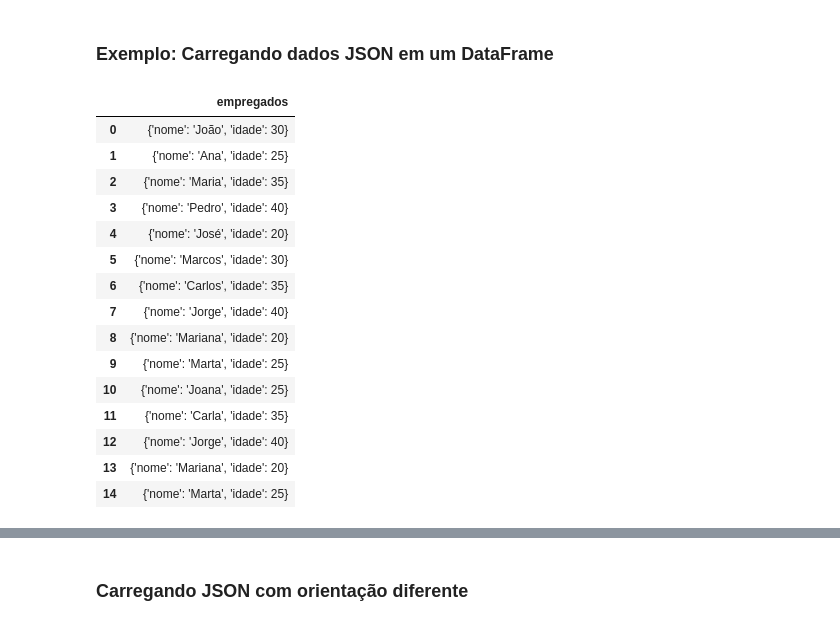
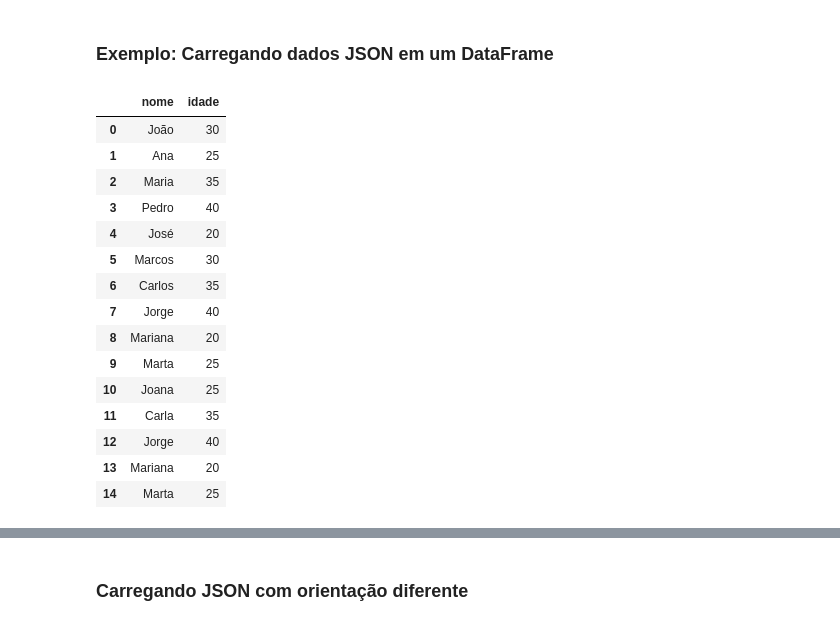
Before and after one commit to trizalmeida/profdacioinfnetpython-repositorio-python-para-dados-4t24-prof-dacio-souza-pythonDados4T24, a Jupyter notebook: 08_PandasArquivos.ipynb, the cells around one changed output, grey strips where cells are left out. Drawn from its saved outputs; the diff is of its cells as text; code cells hidden in the pictures.

```diff
--- a/08_PandasArquivos.ipynb
+++ b/08_PandasArquivos.ipynb
@@ -114,25 +134,25 @@ df_novo.to_csv('saida_pandas.csv', index=False)
 ### Exemplo: Carregando dados JSON em um DataFrame
 # %%
 # Carregando JSON com orientação diferente
-df_orientado = pd.read_json('dados/saidaPessoas.json', orient='records')
+df_orientado = pd.read_json('dados/saidaPessoas.json', orient='values')
 display(df_orientado)
 # %% [output]
-|  | empregados |
-| 0 | {'nome': 'João', 'idade': 30} |
-| 1 | {'nome': 'Ana', 'idade': 25} |
-| 2 | {'nome': 'Maria', 'idade': 35} |
-| 3 | {'nome': 'Pedro', 'idade': 40} |
-| 4 | {'nome': 'José', 'idade': 20} |
-| 5 | {'nome': 'Marcos', 'idade': 30} |
-| 6 | {'nome': 'Carlos', 'idade': 35} |
-| 7 | {'nome': 'Jorge', 'idade': 40} |
-| 8 | {'nome': 'Mariana', 'idade': 20} |
-| 9 | {'nome': 'Marta', 'idade': 25} |
-| 10 | {'nome': 'Joana', 'idade': 25} |
-| 11 | {'nome': 'Carla', 'idade': 35} |
-| 12 | {'nome': 'Jorge', 'idade': 40} |
-| 13 | {'nome': 'Mariana', 'idade': 20} |
-| 14 | {'nome': 'Marta', 'idade': 25} |
+|  | nome | idade |
+| 0 | João | 30 |
+| 1 | Ana | 25 |
+| 2 | Maria | 35 |
+| 3 | Pedro | 40 |
+| 4 | José | 20 |
+| 5 | Marcos | 30 |
+| 6 | Carlos | 35 |
+| 7 | Jorge | 40 |
+| 8 | Mariana | 20 |
+| 9 | Marta | 25 |
+| 10 | Joana | 25 |
+| 11 | Carla | 35 |
+| 12 | Jorge | 40 |
+| 13 | Mariana | 20 |
+| 14 | Marta | 25 |
 # %%
 
 df_orientado.to_json('dados/saida_orientada_records.json', orient='records', indent=4)
```
Also changed, not shown: parts of 10 cells of this notebook, 11 other files.
